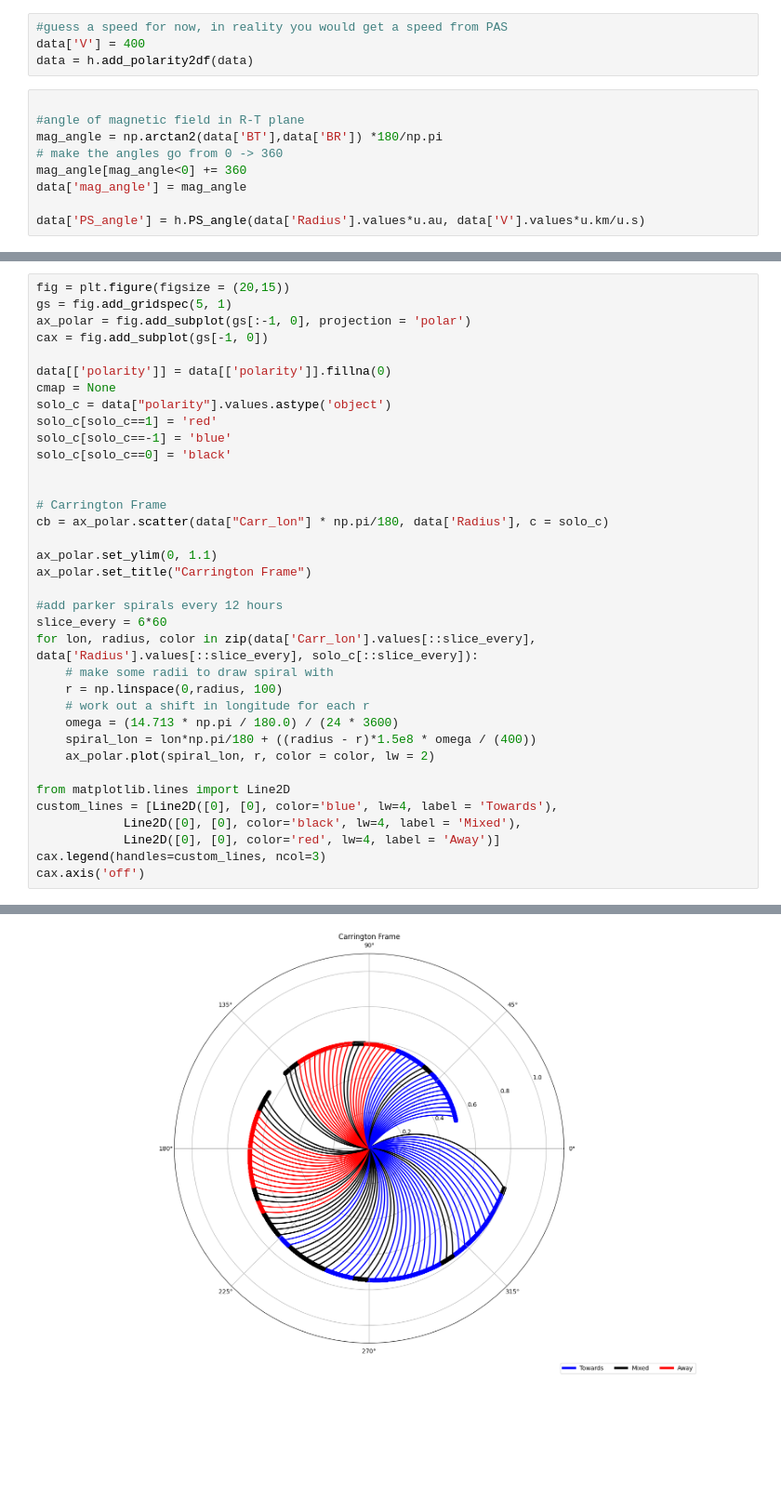
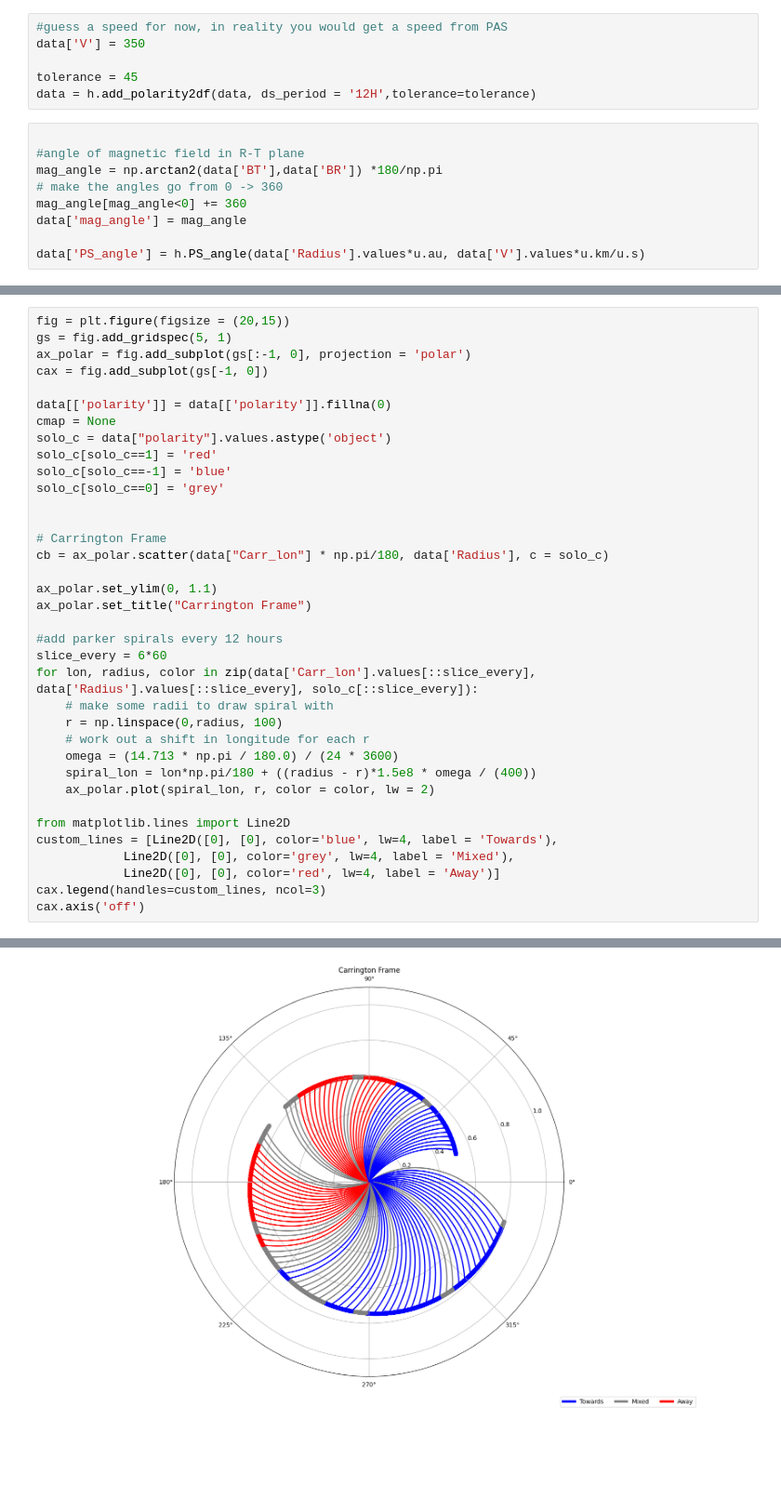
Before and after one commit to SolarOrbiterWorkshop/solo8_tutorials, a Jupyter notebook: MAG_tutorial/analysis.ipynb, the cells around one changed output, grey strips where cells are left out. Shown: that part at 93% size. Saved outputs shown, nothing was run; the diff lists cells and outputs as text.

```diff
--- a/MAG_tutorial/analysis.ipynb
+++ b/MAG_tutorial/analysis.ipynb
@@ -161,8 +161,10 @@ data[['Radius', 'Carr_lon', 'Carr_lat']] = data[['Radius', 'Carr_lon', 'Carr_lat
 SPICE kernels cover this time period:  ['2020-02-10 04:55:49.670' '2030-11-20 12:48:13.511']
 # %%
 #guess a speed for now, in reality you would get a speed from PAS
-data['V'] = 400
-data = h.add_polarity2df(data)
+data['V'] = 350
+
+tolerance = 45
+data = h.add_polarity2df(data, ds_period = '12H',tolerance=tolerance)
 # %%
 
 #angle of magnetic field in R-T plane
@@ -216,33 +214,33 @@ cax = fig.add_subplot(gs[-1, 0])
 data[['polarity']] = data[['polarity']].fillna(0)
 cmap = None
 solo_c = data["polarity"].values.astype('object')
 solo_c[solo_c==1] = 'red'
 solo_c[solo_c==-1] = 'blue'
-solo_c[solo_c==0] = 'black'
+solo_c[solo_c==0] = 'grey'
 
 
 # Carrington Frame
 cb = ax_polar.scatter(data["Carr_lon"] * np.pi/180, data['Radius'], c = solo_c)
 
 ax_polar.set_ylim(0, 1.1)
 ax_polar.set_title("Carrington Frame")
 
 #add parker spirals every 12 hours
 slice_every = 6*60
 for lon, radius, color in zip(data['Carr_lon'].values[::slice_every], data['Radius'].values[::slice_every], solo_c[::slice_every]):
     # make some radii to draw spiral with
     r = np.linspace(0,radius, 100)
     # work out a shift in longitude for each r
     omega = (14.713 * np.pi / 180.0) / (24 * 3600)
     spiral_lon = lon*np.pi/180 + ((radius - r)*1.5e8 * omega / (400))
     ax_polar.plot(spiral_lon, r, color = color, lw = 2)
 
 from matplotlib.lines import Line2D
 custom_lines = [Line2D([0], [0], color='blue', lw=4, label = 'Towards'),
-            Line2D([0], [0], color='black', lw=4, label = 'Mixed'),
+            Line2D([0], [0], color='grey', lw=4, label = 'Mixed'),
             Line2D([0], [0], color='red', lw=4, label = 'Away')]
 cax.legend(handles=custom_lines, ncol=3)
 cax.axis('off')
 # %% [output]
 (0.0, 1.0, 0.0, 1.0)
-[figure, old version]
+[figure, new version]
```
Also changed, not shown: parts of 4 cells of this notebook, 1 other file.
